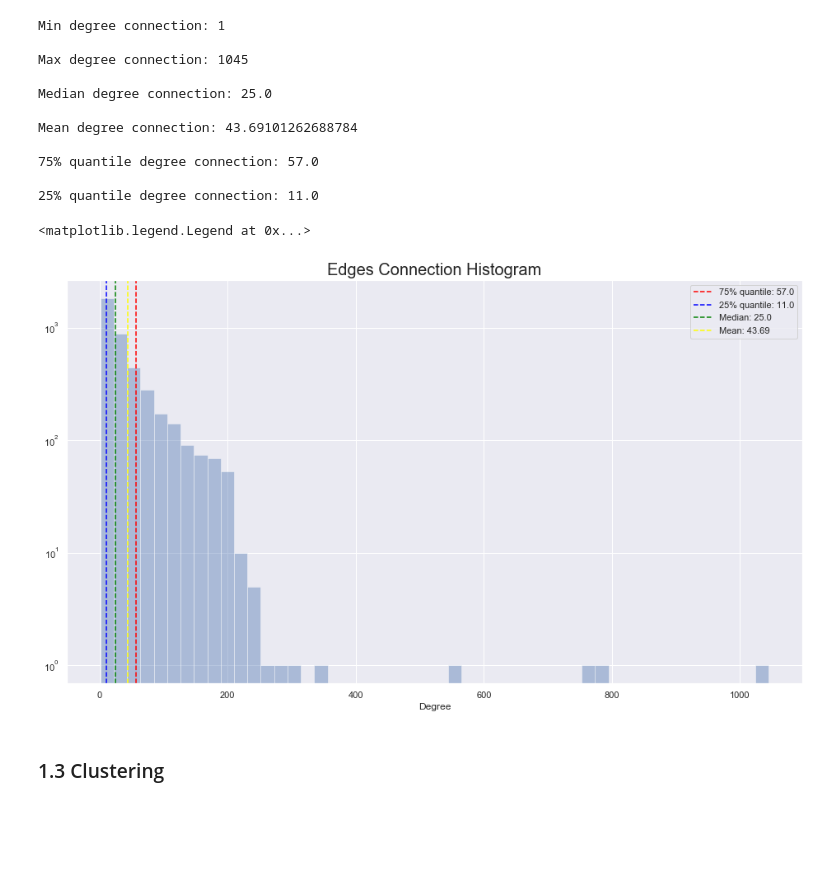
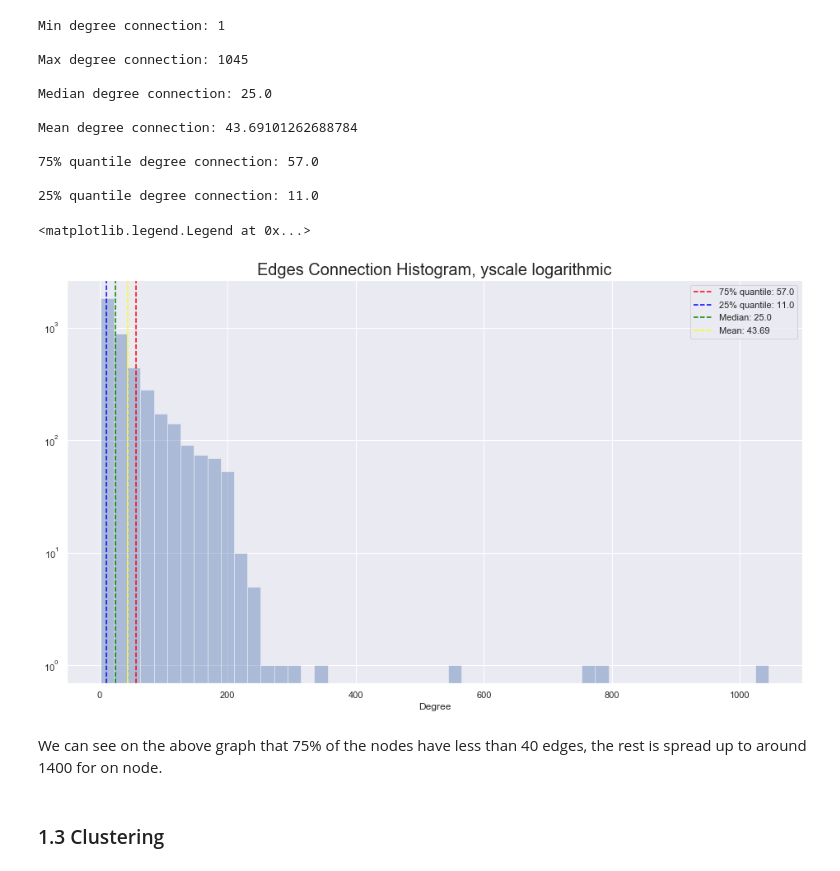
Before and after one commit to JulesTriomphe/dsip, a Jupyter notebook: PS3/PS3.ipynb, the cells around one changed output. Drawn from its saved outputs; the diff is of its cells as text; code cells hidden in the pictures; blank space fills up the shorter version.

```diff
--- a/PS3/PS3.ipynb
+++ b/PS3/PS3.ipynb
@@ -74,22 +97,25 @@ Mean degree connection: 43.69101262688784
 
 25% quantile degree connection: 11.0
 # %%
+# Degree histogram
 plt.figure(figsize=(16,9))
 sns.set()
 
 sns.distplot(degrees_val,axlabel="Degree",kde=False)
 
 plt.axvline(degree_u_quant, color = 'red', linestyle = '--', label = '75% quantile: {}'.format(degree_u_quant))
 plt.axvline(degree_l_quant, color = 'blue', linestyle = '--', label = '25% quantile: {}'.format(degree_l_quant))
 plt.axvline(degree_median, color = 'green', linestyle = '--', label = 'Median: {}'.format(degree_median))
 plt.axvline(degree_mean, color = 'yellow', linestyle = '--', label = 'Mean: {}'.format(round(degree_mean,2)))
 plt.legend()
 plt.yscale('log')
-plt.title("Edges Connection Histogram", fontsize = 20) # for histogram title
+plt.title("Edges Connection Histogram, yscale logarithmic", fontsize = 20) # for histogram title
 plt.legend()
 # %% [output]
 <matplotlib.legend.Legend at 0x...>
-[figure, old version]
+[figure, new version]
+# %% [markdown]
+We can see on the above graph that 75% of the nodes have less than 40 edges, the rest is spread up to around 1400 for on node.
 # %% [markdown]
 ### 1.3 Clustering
 # %%
```
Also changed, not shown: parts of 50 cells of this notebook.
